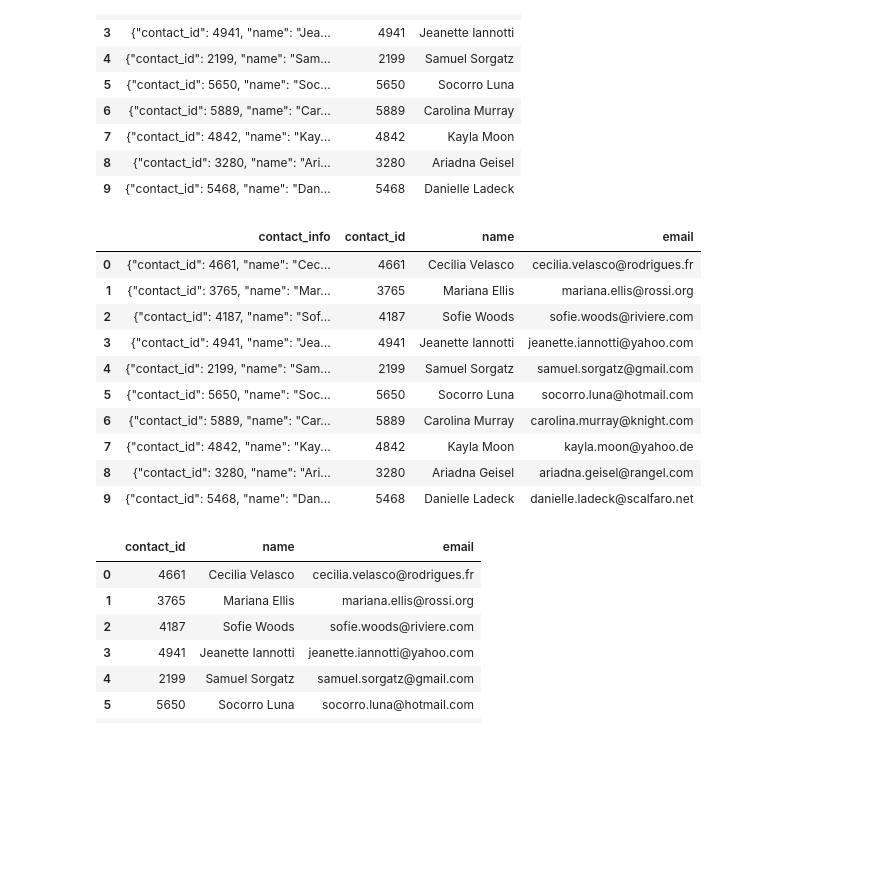
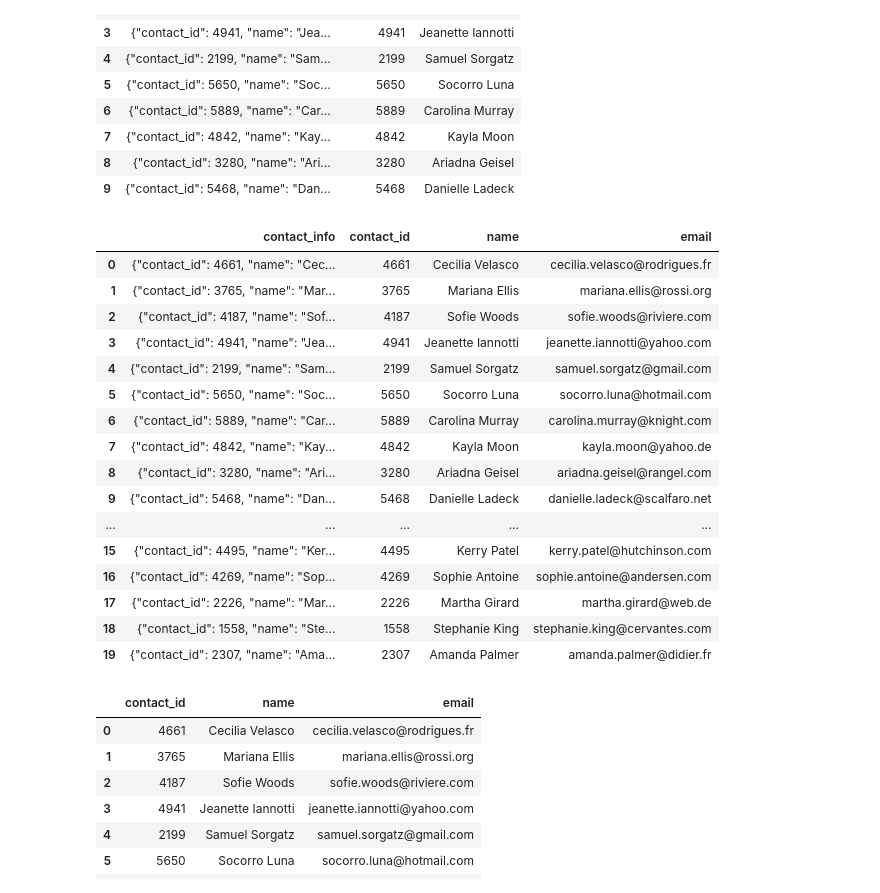
Before and after one commit to moakley21/Crowdfunding_ETL, a Jupyter notebook: ETL_Mini_Project_MOakley_MNaffziger.ipynb, the cells around one changed output. Saved outputs shown, nothing was run; the diff lists cells and outputs as text; code cells hidden in the pictures; blank space fills up the shorter version.

```diff
--- a/ETL_Mini_Project_MOakley_MNaffziger.ipynb
+++ b/ETL_Mini_Project_MOakley_MNaffziger.ipynb
@@ -483,26 +476,32 @@ contact_info_df_copy.head(10)
 # %%
 # Extract the email from the contacts and add the values to a new column.
 
-p = '([A-Za-z0-9.-_]+@[A-Za-z0-9.-_]+.[A-Za-z]{2,})'
+p = '([A-Za-z0-9.-_]+@[A-Za-z0-9.-_]+)'#.[A-Za-z]{2,})'
 
 # find any letter or number or acceptable email punctuation (._, more to be added if needed) to obtain the user's account name
 # specifically look for the '@' character
 # find any letter or punctuation (.) used in an email account's domain, and type (com, org, country) that is at least 2 characters long
 contact_info_df_copy['email'] = contact_info_df_copy['contact_info'].str.extract(p)
 
-contact_info_df_copy.head(10)
+contact_info_df_copy.head(20)
 # %% [output]
 |  | contact_info | contact_id | name | email |
 | 0 | {"contact_id": 4661, "name": "Cec... | 4661 | Cecilia Velasco | cecilia.velasco@rodrigues.fr |
 | 1 | {"contact_id": 3765, "name": "Mar... | 3765 | Mariana Ellis | mariana.ellis@rossi.org |
 | 2 | {"contact_id": 4187, "name": "Sof... | 4187 | Sofie Woods | sofie.woods@riviere.com |
 | 3 | {"contact_id": 4941, "name": "Jea... | 4941 | Jeanette Iannotti | jeanette.iannotti@yahoo.com |
 | 4 | {"contact_id": 2199, "name": "Sam... | 2199 | Samuel Sorgatz | samuel.sorgatz@gmail.com |
 | 5 | {"contact_id": 5650, "name": "Soc... | 5650 | Socorro Luna | socorro.luna@hotmail.com |
 | 6 | {"contact_id": 5889, "name": "Car... | 5889 | Carolina Murray | carolina.murray@knight.com |
 | 7 | {"contact_id": 4842, "name": "Kay... | 4842 | Kayla Moon | kayla.moon@yahoo.de |
 | 8 | {"contact_id": 3280, "name": "Ari... | 3280 | Ariadna Geisel | ariadna.geisel@rangel.com |
 | 9 | {"contact_id": 5468, "name": "Dan... | 5468 | Danielle Ladeck | danielle.ladeck@scalfaro.net |
+| ... | ... | ... | ... | ... |
+| 15 | {"contact_id": 4495, "name": "Ker... | 4495 | Kerry Patel | kerry.patel@hutchinson.com |
+| 16 | {"contact_id": 4269, "name": "Sop... | 4269 | Sophie Antoine | sophie.antoine@andersen.com |
+| 17 | {"contact_id": 2226, "name": "Mar... | 2226 | Martha Girard | martha.girard@web.de |
+| 18 | {"contact_id": 1558, "name": "Ste... | 1558 | Stephanie King | stephanie.king@cervantes.com |
+| 19 | {"contact_id": 2307, "name": "Ama... | 2307 | Amanda Palmer | amanda.palmer@didier.fr |
 # %%
 # Create a copy of the contact_info_df with the 'contact_id', 'name', 'email' columns.
 contacts_df = contact_info_df_copy[['contact_id','name','email']].copy()
```
Also changed, not shown: parts of 4 cells of this notebook, 4 other files.
